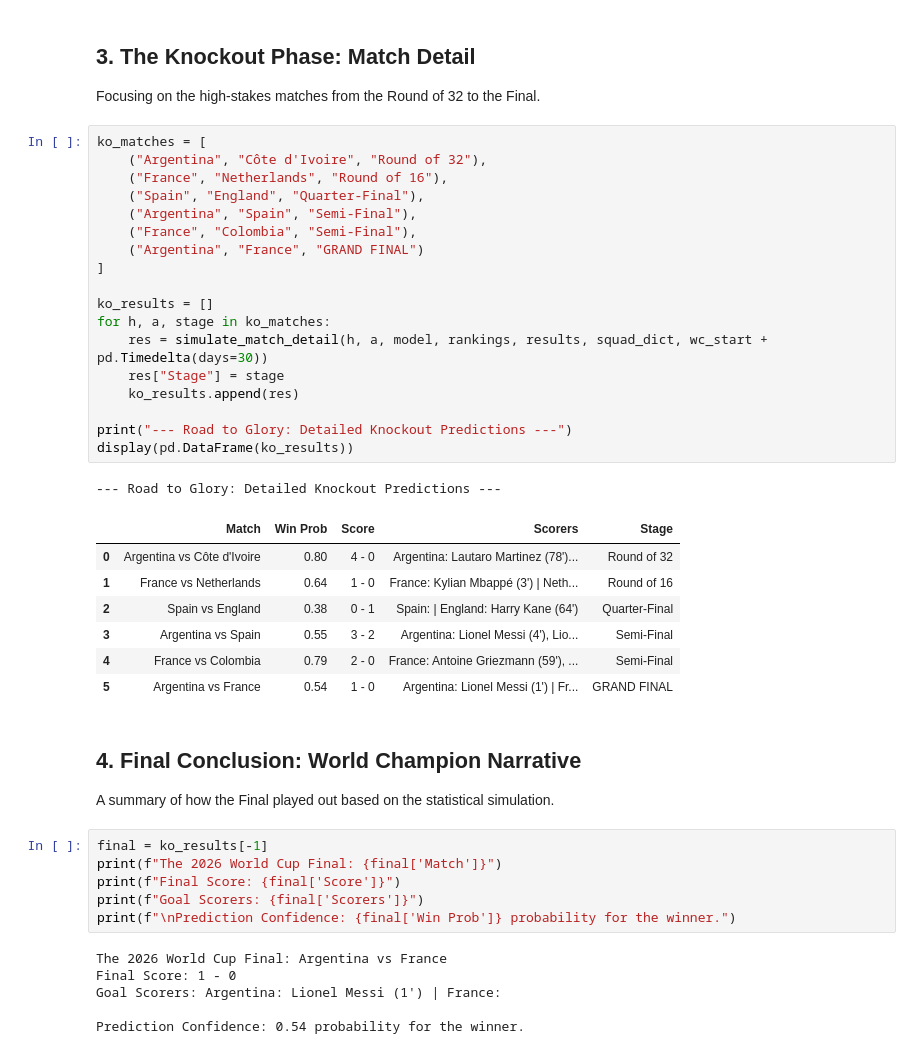
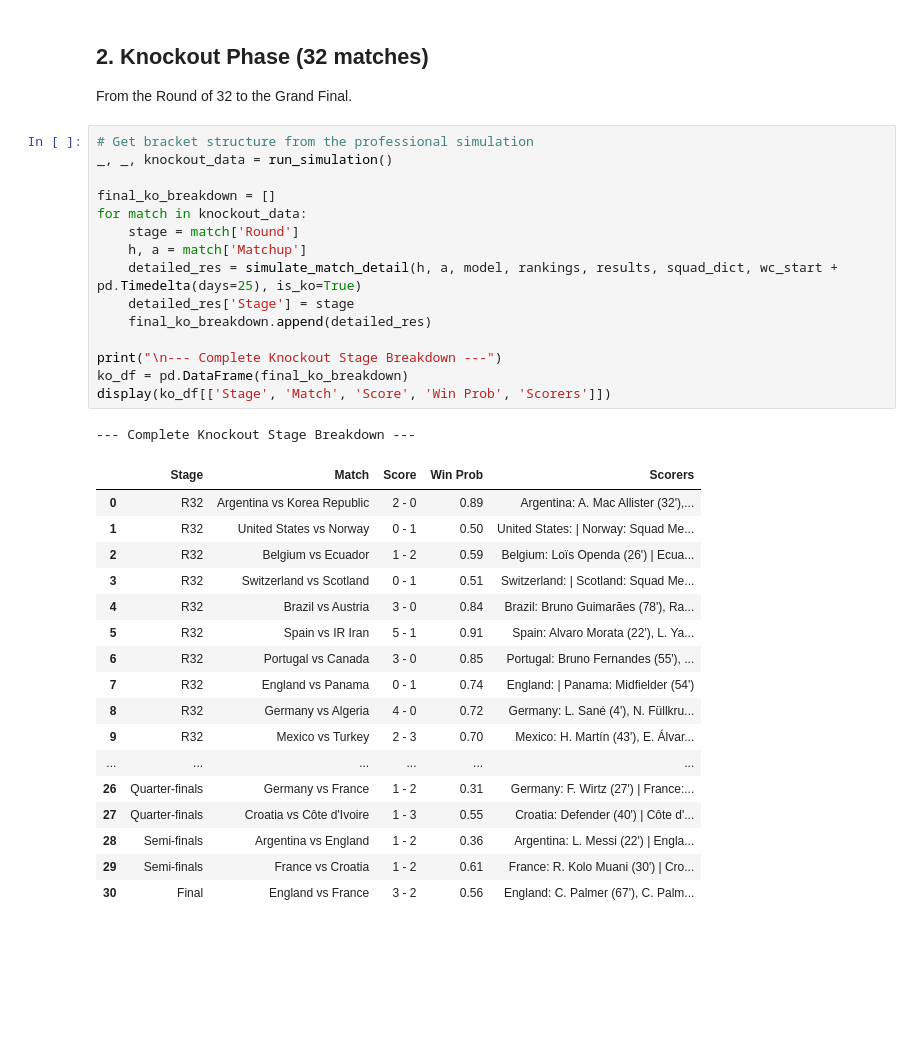
Before and after one commit to thompgt/world-cup-predictor, a Jupyter notebook: notebooks/2026_Match_By_Match_Predictions.ipynb, the cells around one changed output. Saved outputs shown, nothing was run; the diff lists cells and outputs as text; blank space fills up the shorter version.

Commit message:
Final Tournament Release: Full 104-match simulation, Accurate 2026 Rosters, and Fixed Radial Bracket Embedding

```diff
--- a/notebooks/2026_Match_By_Match_Predictions.ipynb
+++ b/notebooks/2026_Match_By_Match_Predictions.ipynb
@@ -129,45 +117,37 @@ display(pd.DataFrame(results_list))
 # %% [markdown]
-## 3. The Knockout Phase: Match Detail
-Focusing on the high-stakes matches from the Round of 32 to the Final.
+## 2. Knockout Phase (32 matches)
+From the Round of 32 to the Grand Final.
-# %%
-ko_matches = [
-    ("Argentina", "Côte d'Ivoire", "Round of 32"),
-    ("France", "Netherlands", "Round of 16"),
-    ("Spain", "England", "Quarter-Final"),
-    ("Argentina", "Spain", "Semi-Final"),
-    ("France", "Colombia", "Semi-Final"),
-    ("Argentina", "France", "GRAND FINAL")
-]
-
-ko_results = []
-for h, a, stage in ko_matches:
-    res = simulate_match_detail(h, a, model, rankings, results, squad_dict, wc_start + pd.Timedelta(days=30))
-    res["Stage"] = stage
-    ko_results.append(res)
-
-print("--- Road to Glory: Detailed Knockout Predictions ---")
-display(pd.DataFrame(ko_results))
-# %% [output]
---- Road to Glory: Detailed Knockout Predictions ---
-|  | Match | Win Prob | Score | Scorers | Stage |
-| 0 | Argentina vs Côte d'Ivoire | 0.80 | 4 - 0 | Argentina: Lautaro Martinez (78')... | Round of 32 |
-| 1 | France vs Netherlands | 0.64 | 1 - 0 | France: Kylian Mbappé (3') | Neth... | Round of 16 |
-| 2 | Spain vs England | 0.38 | 0 - 1 | Spain: | England: Harry Kane (64') | Quarter-Final |
-| 3 | Argentina vs Spain | 0.55 | 3 - 2 | Argentina: Lionel Messi (4'), Lio... | Semi-Final |
-| 4 | France vs Colombia | 0.79 | 2 - 0 | France: Antoine Griezmann (59'), ... | Semi-Final |
-| 5 | Argentina vs France | 0.54 | 1 - 0 | Argentina: Lionel Messi (1') | Fr... | GRAND FINAL |
-# %% [markdown]
-## 4. Final Conclusion: World Champion Narrative
-A summary of how the Final played out based on the statistical simulation.
-# %%
-final = ko_results[-1]
-print(f"The 2026 World Cup Final: {final['Match']}")
-print(f"Final Score: {final['Score']}")
-print(f"Goal Scorers: {final['Scorers']}")
-print(f"\nPrediction Confidence: {final['Win Prob']} probability for the winner.")
-# %% [output]
-The 2026 World Cup Final: Argentina vs France
-Final Score: 1 - 0
-Goal Scorers: Argentina: Lionel Messi (1') | France:
-
-Prediction Confidence: 0.54 probability for the winner.
+# %%
+# Get bracket structure from the professional simulation
+_, _, knockout_data = run_simulation()
+
+final_ko_breakdown = []
+for match in knockout_data:
+    stage = match['Round']
+    h, a = match['Matchup']
+    detailed_res = simulate_match_detail(h, a, model, rankings, results, squad_dict, wc_start + pd.Timedelta(days=25), is_ko=True)
+    detailed_res['Stage'] = stage
+    final_ko_breakdown.append(detailed_res)
+
+print("\n--- Complete Knockout Stage Breakdown ---")
+ko_df = pd.DataFrame(final_ko_breakdown)
+display(ko_df[['Stage', 'Match', 'Score', 'Win Prob', 'Scorers']])
+# %% [output]
+--- Complete Knockout Stage Breakdown ---
+|  | Stage | Match | Score | Win Prob | Scorers |
+| 0 | R32 | Argentina vs Korea Republic | 2 - 0 | 0.89 | Argentina: A. Mac Allister (32'),... |
+| 1 | R32 | United States vs Norway | 0 - 1 | 0.50 | United States: | Norway: Squad Me... |
+| 2 | R32 | Belgium vs Ecuador | 1 - 2 | 0.59 | Belgium: Loïs Openda (26') | Ecua... |
+| 3 | R32 | Switzerland vs Scotland | 0 - 1 | 0.51 | Switzerland: | Scotland: Squad Me... |
+| 4 | R32 | Brazil vs Austria | 3 - 0 | 0.84 | Brazil: Bruno Guimarães (78'), Ra... |
+| 5 | R32 | Spain vs IR Iran | 5 - 1 | 0.91 | Spain: Alvaro Morata (22'), L. Ya... |
+| 6 | R32 | Portugal vs Canada | 3 - 0 | 0.85 | Portugal: Bruno Fernandes (55'), ... |
+| 7 | R32 | England vs Panama | 0 - 1 | 0.74 | England: | Panama: Midfielder (54') |
+| 8 | R32 | Germany vs Algeria | 4 - 0 | 0.72 | Germany: L. Sané (4'), N. Füllkru... |
+| 9 | R32 | Mexico vs Turkey | 2 - 3 | 0.70 | Mexico: H. Martín (43'), E. Álvar... |
+| ... | ... | ... | ... | ... | ... |
+| 26 | Quarter-finals | Germany vs France | 1 - 2 | 0.31 | Germany: F. Wirtz (27') | France:... |
+| 27 | Quarter-finals | Croatia vs Côte d'Ivoire | 1 - 3 | 0.55 | Croatia: Defender (40') | Côte d'... |
+| 28 | Semi-finals | Argentina vs England | 1 - 2 | 0.36 | Argentina: L. Messi (22') | Engla... |
+| 29 | Semi-finals | France vs Croatia | 1 - 2 | 0.61 | France: R. Kolo Muani (30') | Cro... |
+| 30 | Final | England vs France | 3 - 2 | 0.56 | England: C. Palmer (67'), C. Palm... |
```
Also changed, not shown: parts of 11 cells of this notebook, 1 other file.
